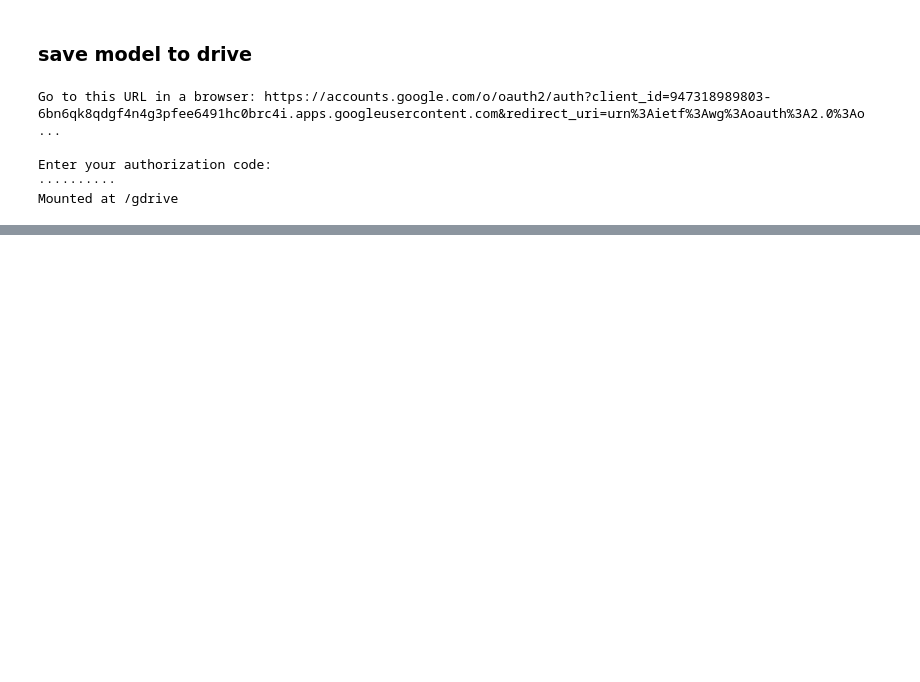
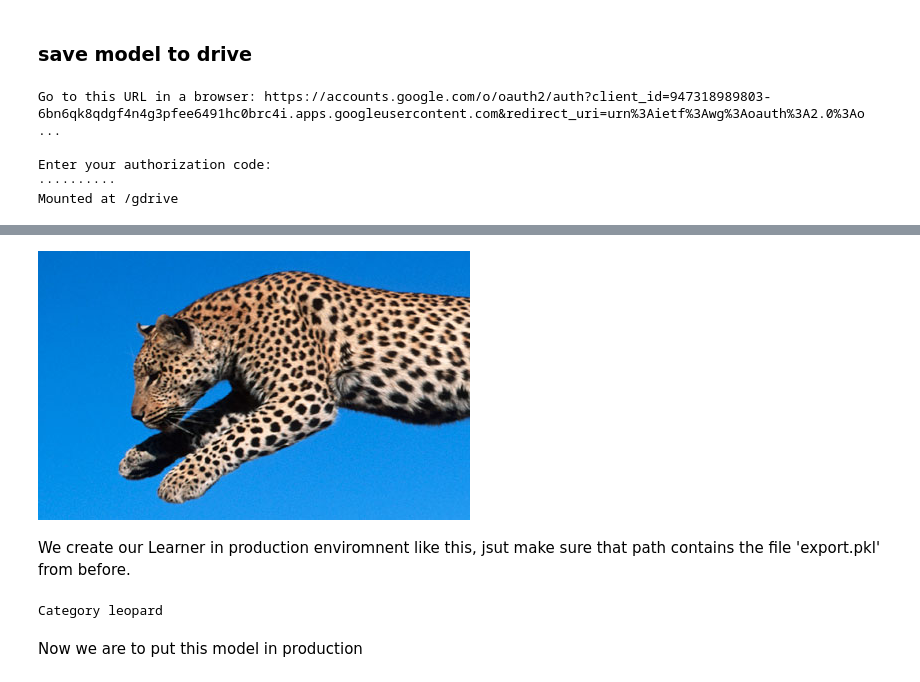
Before and after one commit to shashank2806/cheetah-leopard-jaguar, a Jupyter notebook: cheetah_leopard_jaguar.ipynb, the cells around one changed output, grey strips where cells are left out. Cells and saved outputs as stored; diff of their text form; code cells hidden in the pictures; blank space fills up the shorter version.

Commit message:
Obtain inference from model

```diff
--- a/cheetah_leopard_jaguar.ipynb
+++ b/cheetah_leopard_jaguar.ipynb
@@ -290,0 +307,7 @@ Mounted at /gdrive
+# %%
+img = open_image(path/'leopard'/'00000021.jpg')
+img
+# %% [output]
+[figure, added]
+# %% [markdown]
+We create our Learner in production enviromnent like this, jsut make sure that path contains the file 'export.pkl' from before.
@@ -290,0 +317,7 @@ Mounted at /gdrive
+# %%
+pred_class,pred_idx,outputs = learn.predict(img)
+pred_class
+# %% [output]
+Category leopard
+# %% [markdown]
+Now we are to put this model in production
```
Also changed, not shown: parts of 10 cells of this notebook.
